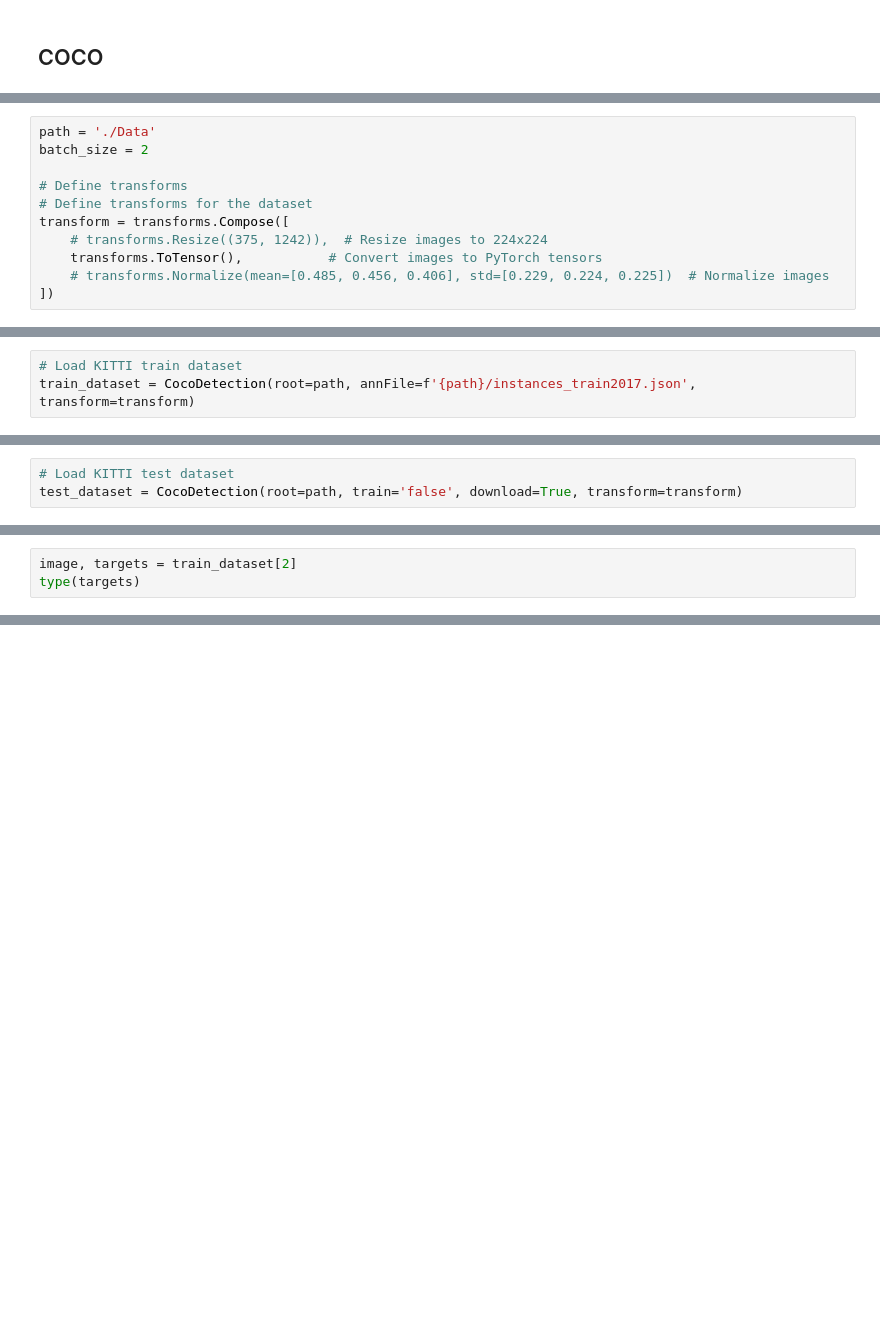
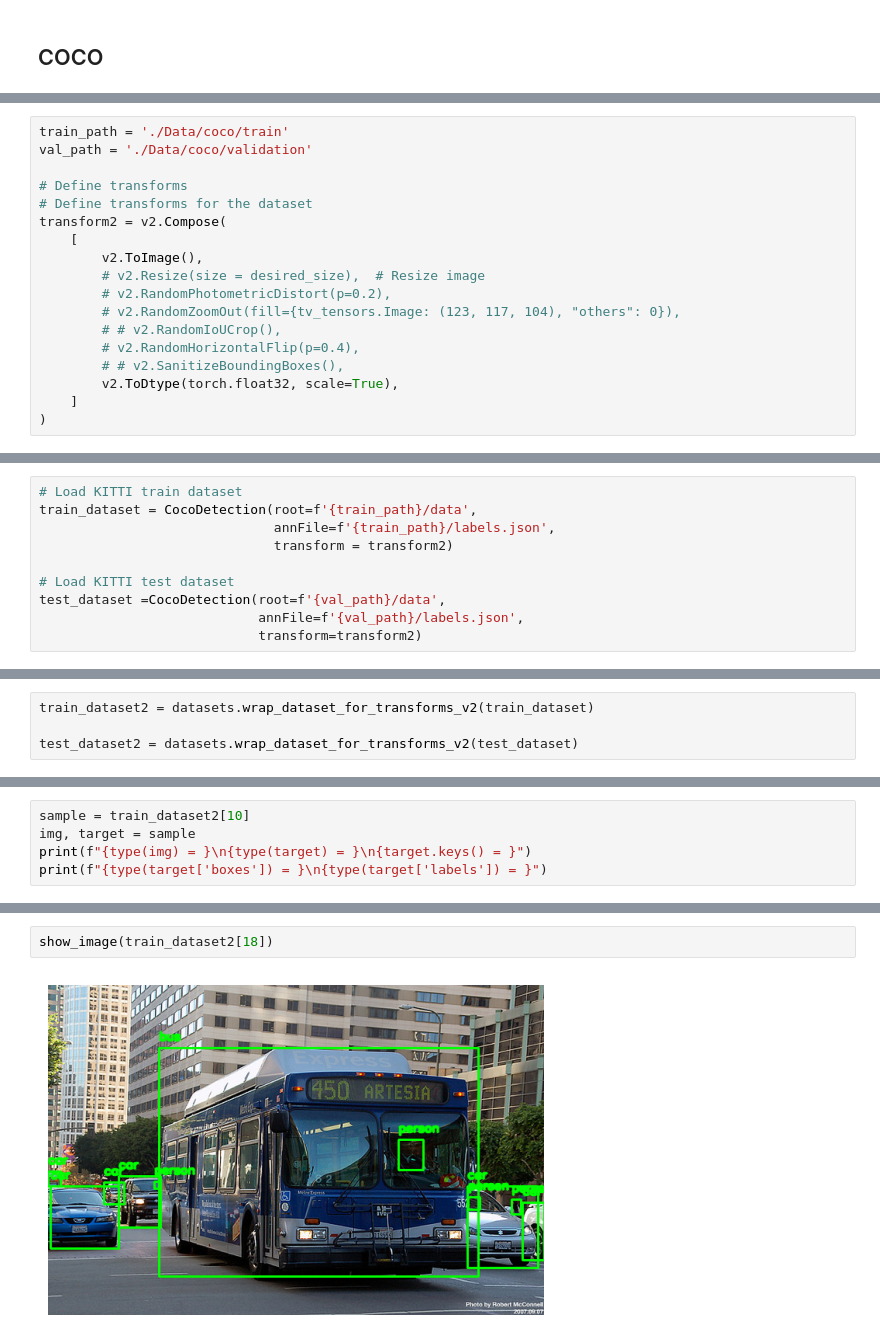
Before and after one commit to bthek1/DeepLearning, a Jupyter notebook: nbs/013_Datasets_and_DataLoaders.ipynb, the cells around one changed output, grey strips where cells are left out. Cells and saved outputs as stored; diff of their text form; blank space fills up the shorter version.

```diff
--- a/nbs/013_Datasets_and_DataLoaders.ipynb
+++ b/nbs/013_Datasets_and_DataLoaders.ipynb
@@ -706,11 +766,18 @@ from tqdm import tqdm
 # %%
-path = './Data'
-batch_size = 2
+train_path = './Data/coco/train'
+val_path = './Data/coco/validation'
 
 # Define transforms
 # Define transforms for the dataset
-transform = transforms.Compose([
-    # transforms.Resize((375, 1242)),  # Resize images to 224x224
-    transforms.ToTensor(),           # Convert images to PyTorch tensors
-    # transforms.Normalize(mean=[0.485, 0.456, 0.406], std=[0.229, 0.224, 0.225])  # Normalize images
-])
+transform2 = v2.Compose(
+    [
+        v2.ToImage(),
+        # v2.Resize(size = desired_size),  # Resize image
+        # v2.RandomPhotometricDistort(p=0.2),
+        # v2.RandomZoomOut(fill={tv_tensors.Image: (123, 117, 104), "others": 0}),
+        # # v2.RandomIoUCrop(),
+        # v2.RandomHorizontalFlip(p=0.4),
+        # # v2.SanitizeBoundingBoxes(),
+        v2.ToDtype(torch.float32, scale=True),
+    ]
+)
@@ -737,4 +784,11 @@ Subclasses:     CocoCaptions
 # %%
 # Load KITTI train dataset
-train_dataset = CocoDetection(root=path, annFile=f'{path}/instances_train2017.json', transform=transform)
+train_dataset = CocoDetection(root=f'{train_path}/data',
+                              annFile=f'{train_path}/labels.json',
+                              transform = transform2)
+
+# Load KITTI test dataset
+test_dataset =CocoDetection(root=f'{val_path}/data',
+                            annFile=f'{val_path}/labels.json',
+                            transform=transform2)
 # %% [output]
@@ -742,3 +810,4 @@ TypeError: CocoDetection.__init__() missing 1 required positional argument: 'ann
 # %%
-# Load KITTI test dataset
-test_dataset = CocoDetection(root=path, train='false', download=True, transform=transform)
+train_dataset2 = datasets.wrap_dataset_for_transforms_v2(train_dataset)
+
+test_dataset2 = datasets.wrap_dataset_for_transforms_v2(test_dataset)
@@ -753,4 +833,6 @@ test_loader = DataLoader(test_dataset, batch_size=batch_size, shuffle=False, col
 # %%
-image, targets = train_dataset[2]
-type(targets)
+sample = train_dataset2[10]
+img, target = sample
+print(f"{type(img) = }\n{type(target) = }\n{target.keys() = }")
+print(f"{type(target['boxes']) = }\n{type(target['labels']) = }")
 # %% [output]
@@ -761,0 +911,4 @@ torch.Size([3, 375, 1242])
+# %%
+show_image(train_dataset2[18])
+# %% [output]
+[figure, added]
```
Also changed, not shown: parts of 39 cells of this notebook, 6 other files.
